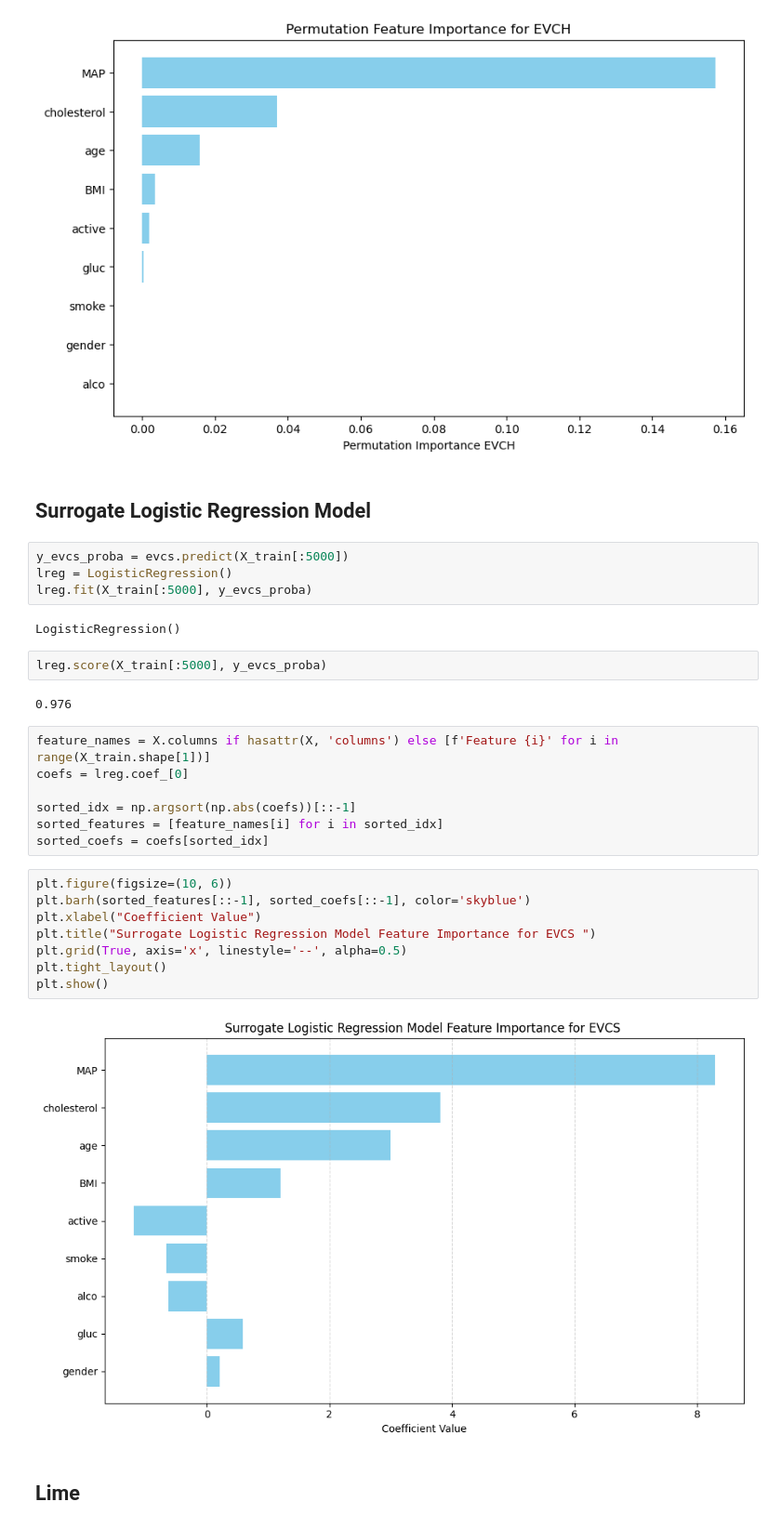
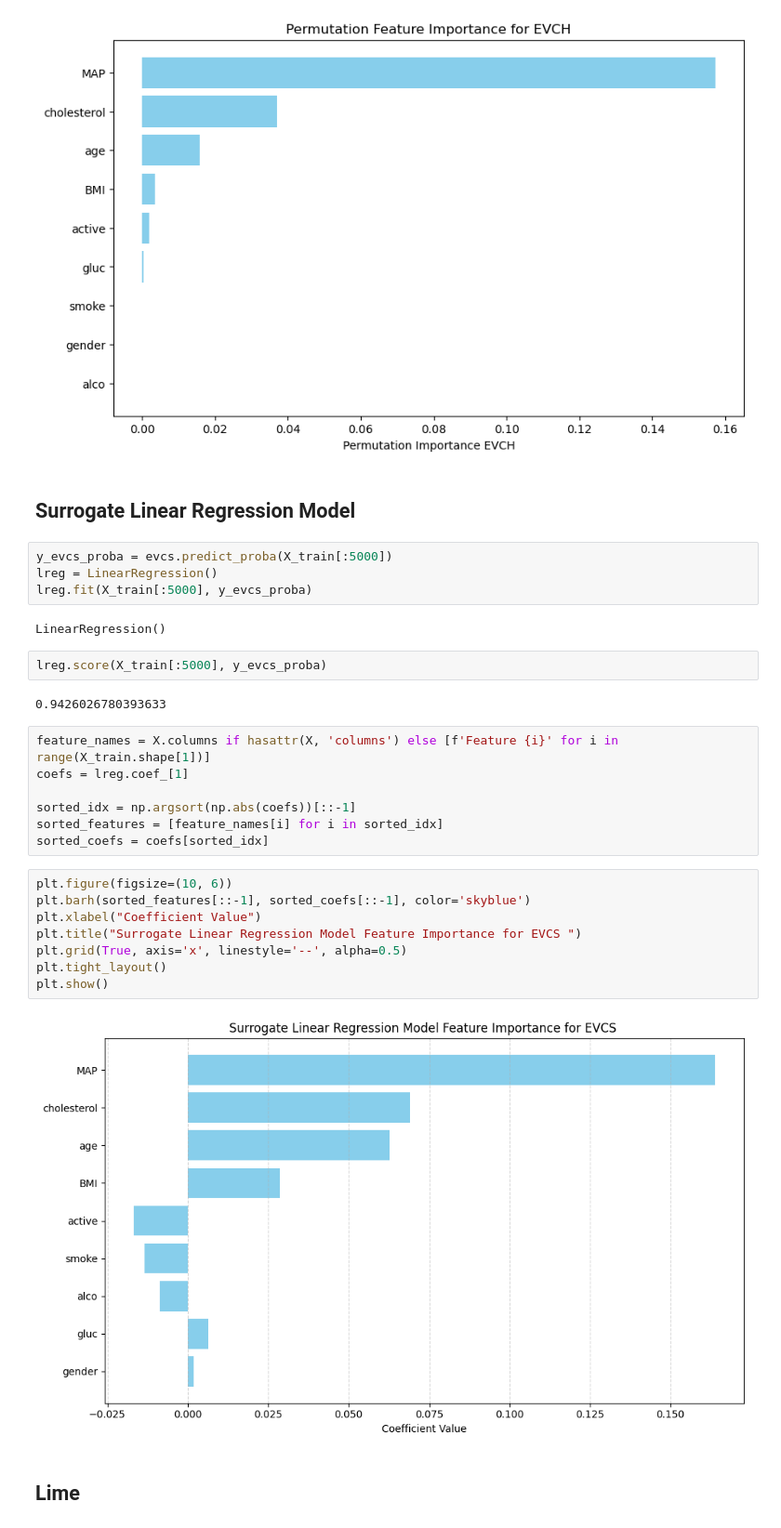
Before and after one commit to omaryasser3/Dsai_305_Project, a Jupyter notebook: Tag/[15]M__A__Asfi_et_al.ipynb, the cells around one changed output. Shown at 93% size. Saved outputs shown, nothing was run; the diff lists cells and outputs as text.

Commit message:
adjusted surrogate model

```diff
--- a/Tag/[15]M__A__Asfi_et_al.ipynb
+++ b/Tag/[15]M__A__Asfi_et_al.ipynb
@@ -635,20 +635,20 @@ plt.show()
 # %% [output]
 [figure]
 # %% [markdown]
-## Surrogate Logistic Regression Model
+## Surrogate Linear Regression Model
 # %%
-y_evcs_proba = evcs.predict(X_train[:5000])
-lreg = LogisticRegression()
+y_evcs_proba = evcs.predict_proba(X_train[:5000])
+lreg = LinearRegression()
 lreg.fit(X_train[:5000], y_evcs_proba)
 # %% [output]
-LogisticRegression()
+LinearRegression()
 # %%
 lreg.score(X_train[:5000], y_evcs_proba)
 # %% [output]
-0.976
+0.9426026780393633
 # %%
 feature_names = X.columns if hasattr(X, 'columns') else [f'Feature {i}' for i in range(X_train.shape[1])]
-coefs = lreg.coef_[0]
+coefs = lreg.coef_[1]
 
 sorted_idx = np.argsort(np.abs(coefs))[::-1]
 sorted_features = [feature_names[i] for i in sorted_idx]
@@ -656,13 +656,13 @@ sorted_coefs = coefs[sorted_idx]
 # %%
 plt.figure(figsize=(10, 6))
 plt.barh(sorted_features[::-1], sorted_coefs[::-1], color='skyblue')
 plt.xlabel("Coefficient Value")
-plt.title("Surrogate Logistic Regression Model Feature Importance for EVCS ")
+plt.title("Surrogate Linear Regression Model Feature Importance for EVCS ")
 plt.grid(True, axis='x', linestyle='--', alpha=0.5)
 plt.tight_layout()
 plt.show()
 # %% [output]
-[figure, old version]
+[figure, new version]
 # %% [markdown]
 ## Lime
 # %%
```
